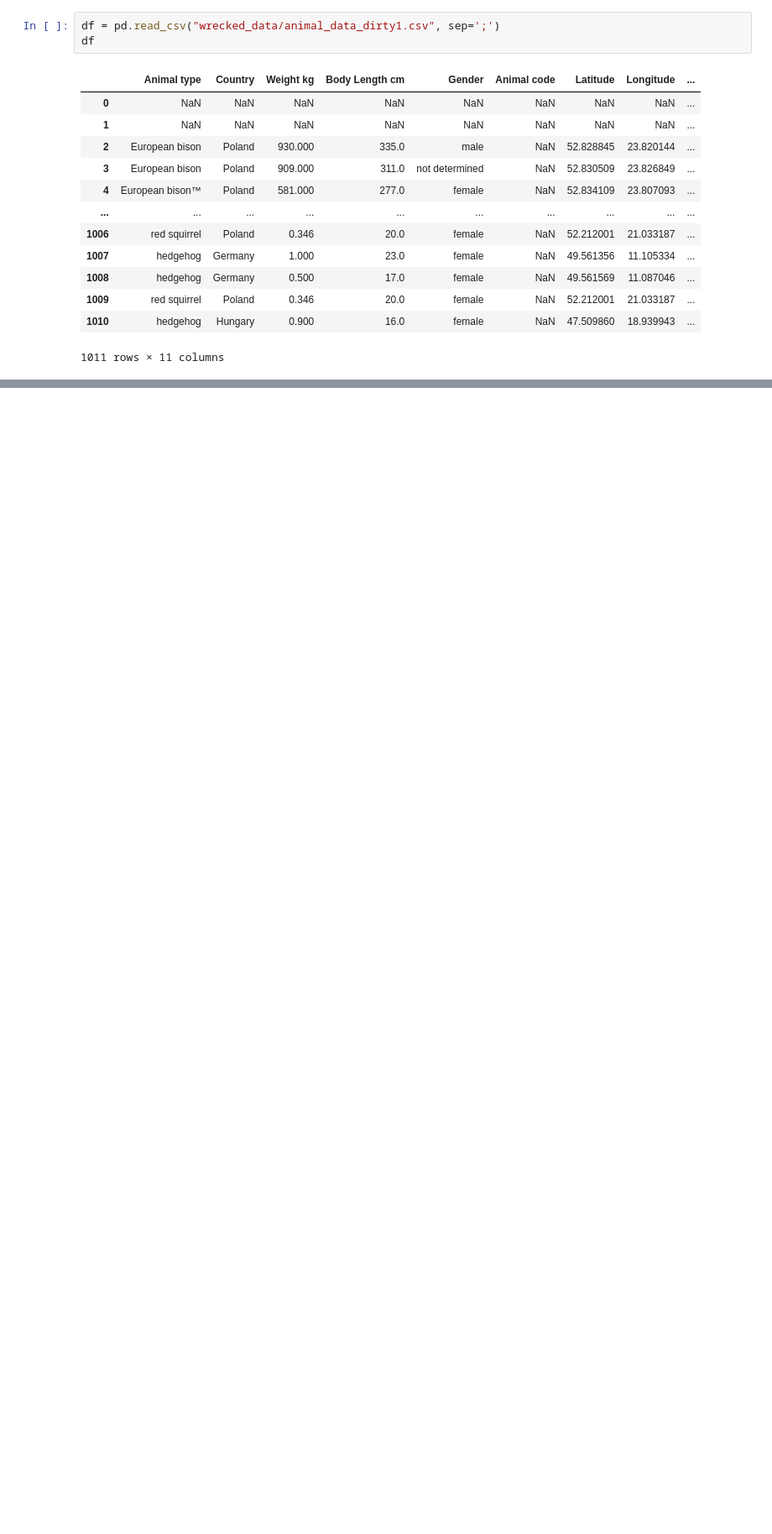
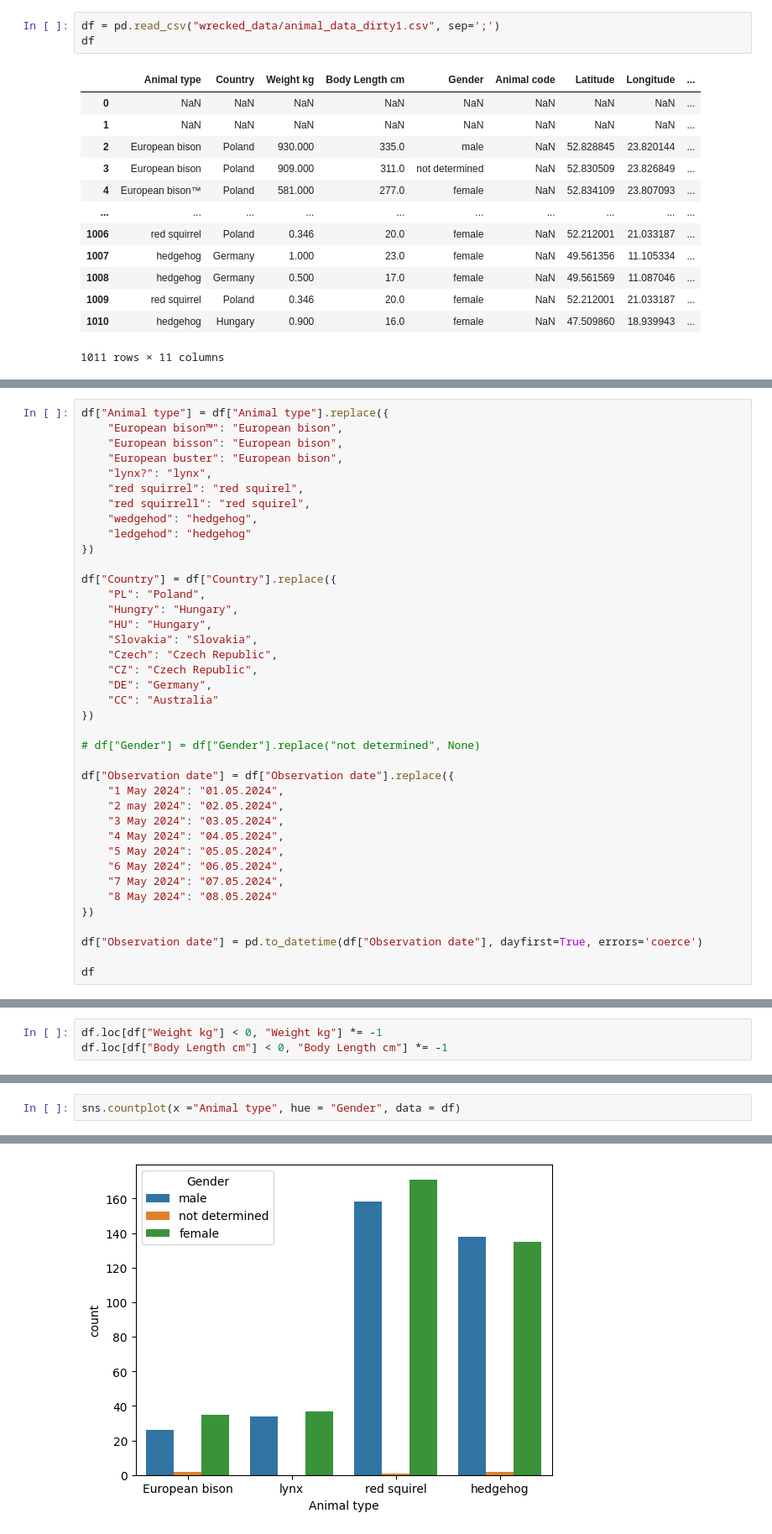
Before and after one commit to AndreDon0/25AIMEPhI, a Jupyter notebook: Mandatory_homework_1/main.ipynb, the cells around one changed output, grey strips where cells are left out. Shown at 84% size. Cells and saved outputs as stored; diff of their text form; blank space fills up the shorter version.

```diff
--- a/Mandatory_homework_1/main.ipynb
+++ b/Mandatory_homework_1/main.ipynb
@@ -39,0 +136,39 @@ df
+# %%
+df["Animal type"] = df["Animal type"].replace({
+    "European bison™": "European bison",
+    "European bisson": "European bison",
+    "European buster": "European bison",
+    "lynx?": "lynx",
+    "red squirrel": "red squirel",
+    "red squirrell": "red squirel",
+    "wedgehod": "hedgehog",
+    "ledgehod": "hedgehog"
+})
+
+df["Country"] = df["Country"].replace({
+    "PL": "Poland",
+    "Hungry": "Hungary",
+    "HU": "Hungary",
+    "Slovakia": "Slovakia",
+    "Czech": "Czech Republic",
+    "CZ": "Czech Republic",
+    "DE": "Germany",
+    "CC": "Australia"
+})
+
+# df["Gender"] = df["Gender"].replace("not determined", None)
+
+df["Observation date"] = df["Observation date"].replace({
+    "1 May 2024": "01.05.2024",
+    "2 may 2024": "02.05.2024",
+    "3 May 2024": "03.05.2024",
+    "4 May 2024": "04.05.2024",
+    "5 May 2024": "05.05.2024",
+    "6 May 2024": "06.05.2024",
+    "7 May 2024": "07.05.2024",
+    "8 May 2024": "08.05.2024"
+})
+
+df["Observation date"] = pd.to_datetime(df["Observation date"], dayfirst=True, errors='coerce')
+
+df
@@ -39,0 +191,3 @@ df
+# %%
+df.loc[df["Weight kg"] < 0, "Weight kg"] *= -1
+df.loc[df["Body Length cm"] < 0, "Body Length cm"] *= -1
@@ -39,0 +196,3 @@ df
+# %%
+sns.countplot(x ="Animal type", hue = "Gender", data = df)
+# %% [output]
@@ -39,0 +200 @@ df
+[figure, added]
```
Also changed, not shown: parts of 24 cells of this notebook, 1 other file.
